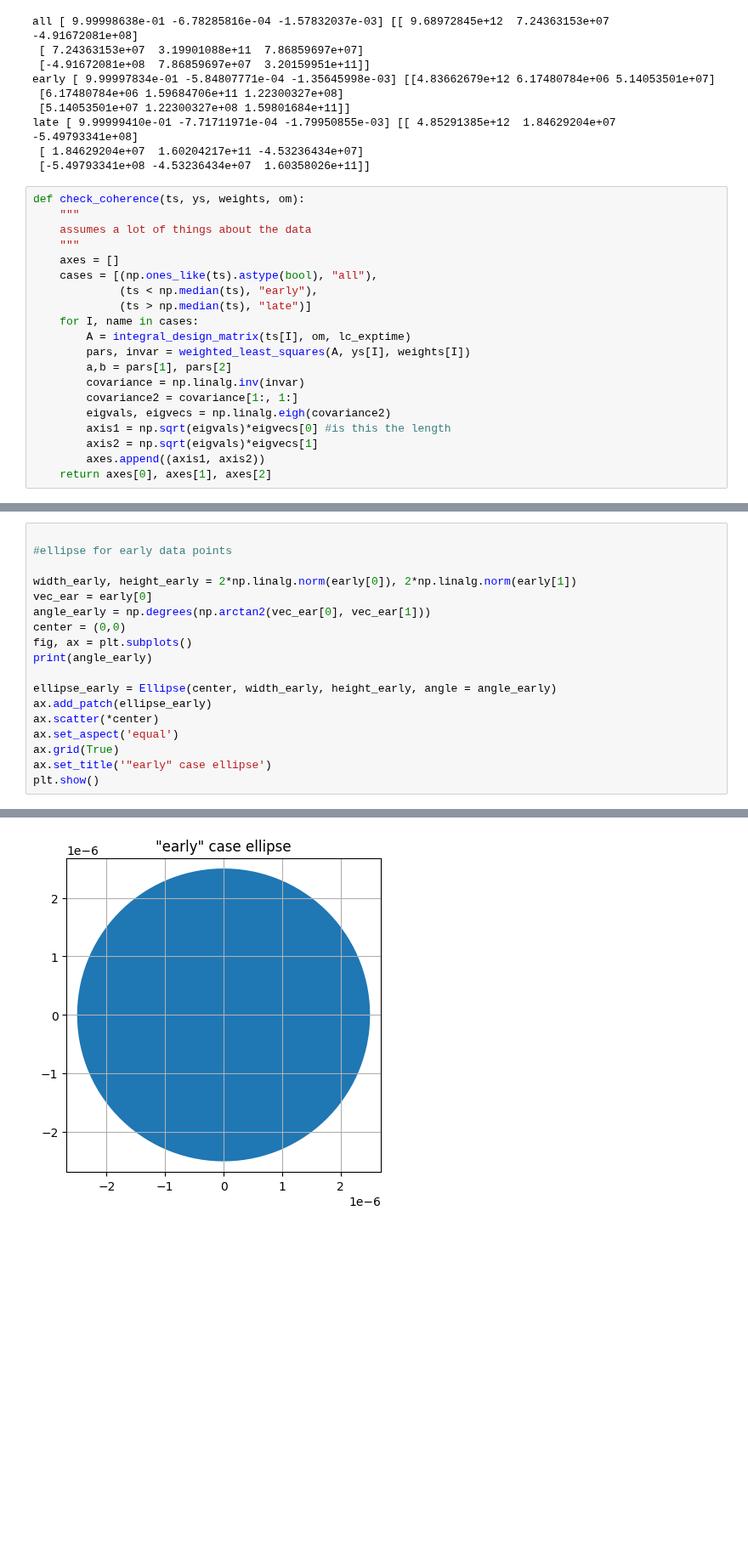
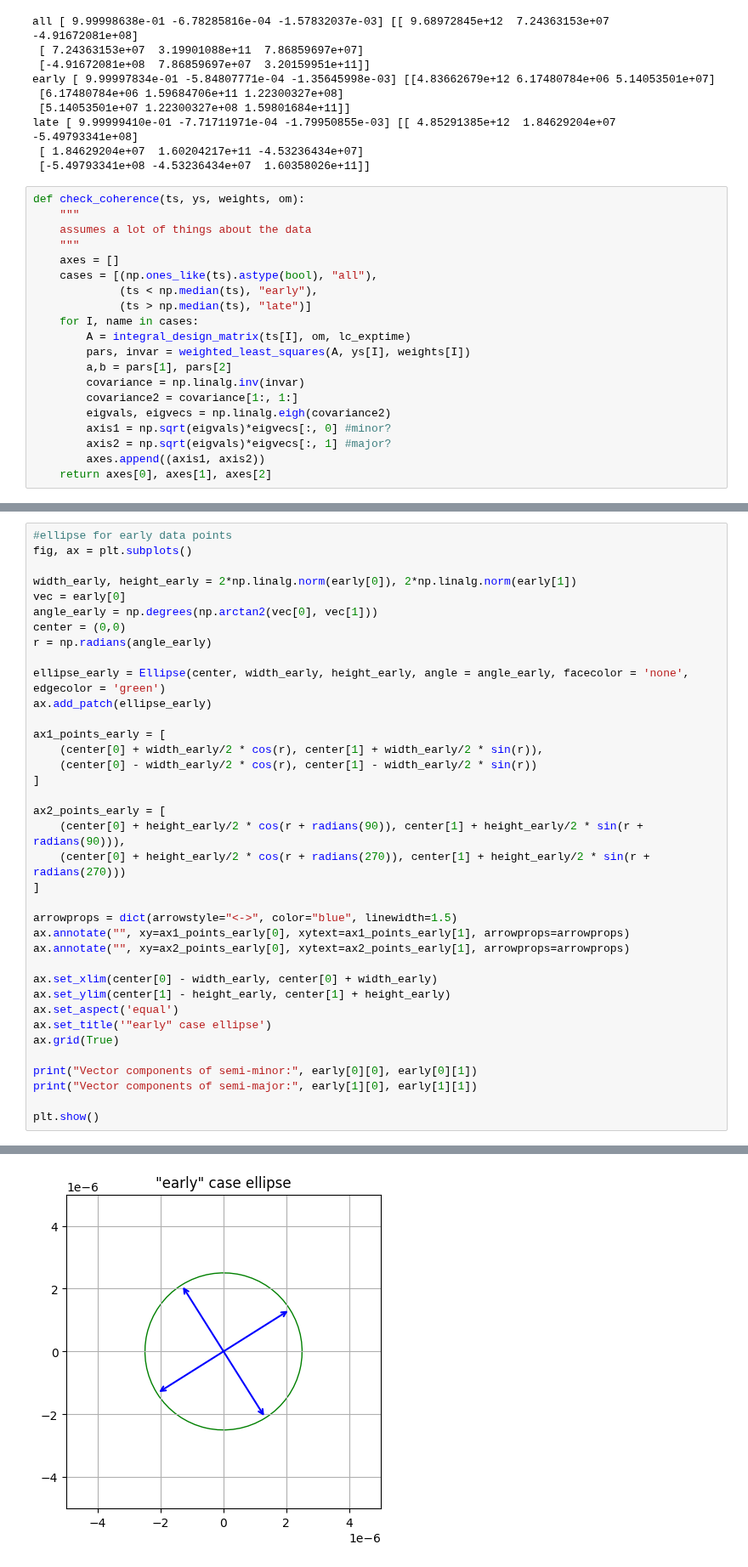
Before and after one commit to Hoggnation/cataloging_coherent_oscillators, a Jupyter notebook: coherence_test.ipynb, the cells around one changed output, grey strips where cells are left out. Shown at 85% size. Drawn from its saved outputs; the diff is of its cells as text; blank space fills up the shorter version.

```diff
--- a/coherence_test.ipynb
+++ b/coherence_test.ipynb
@@ -302,8 +304,8 @@ def check_coherence(ts, ys, weights, om):
         covariance = np.linalg.inv(invar)
         covariance2 = covariance[1:, 1:]
         eigvals, eigvecs = np.linalg.eigh(covariance2)
-        axis1 = np.sqrt(eigvals)*eigvecs[0] #is this the length
-        axis2 = np.sqrt(eigvals)*eigvecs[1]
+        axis1 = np.sqrt(eigvals)*eigvecs[:, 0] #minor?
+        axis2 = np.sqrt(eigvals)*eigvecs[:, 1] #major?
         axes.append((axis1, axis2))
     return axes[0], axes[1], axes[2]
 # %%
@@ -339,19 +353,38 @@ plt.show()
 # %%
-
 #ellipse for early data points
+fig, ax = plt.subplots()
 
 width_early, height_early = 2*np.linalg.norm(early[0]), 2*np.linalg.norm(early[1])
-vec_ear = early[0]
-angle_early = np.degrees(np.arctan2(vec_ear[0], vec_ear[1]))
+vec = early[0]
+angle_early = np.degrees(np.arctan2(vec[0], vec[1]))
 center = (0,0)
-fig, ax = plt.subplots()
-print(angle_early)
+r = np.radians(angle_early)
 
-ellipse_early = Ellipse(center, width_early, height_early, angle = angle_early)
+ellipse_early = Ellipse(center, width_early, height_early, angle = angle_early, facecolor = 'none', edgecolor = 'green')
 ax.add_patch(ellipse_early)
-ax.scatter(*center)
+
+ax1_points_early = [
+    (center[0] + width_early/2 * cos(r), center[1] + width_early/2 * sin(r)),
+    (center[0] - width_early/2 * cos(r), center[1] - width_early/2 * sin(r))
+]
+
+ax2_points_early = [
+    (center[0] + height_early/2 * cos(r + radians(90)), center[1] + height_early/2 * sin(r + radians(90))),
+    (center[0] + height_early/2 * cos(r + radians(270)), center[1] + height_early/2 * sin(r + radians(270)))
+]
+
+arrowprops = dict(arrowstyle="<->", color="blue", linewidth=1.5)
+ax.annotate("", xy=ax1_points_early[0], xytext=ax1_points_early[1], arrowprops=arrowprops)
+ax.annotate("", xy=ax2_points_early[0], xytext=ax2_points_early[1], arrowprops=arrowprops)
+
+ax.set_xlim(center[0] - width_early, center[0] + width_early)
+ax.set_ylim(center[1] - height_early, center[1] + height_early)
 ax.set_aspect('equal')
+ax.set_title('"early" case ellipse')
 ax.grid(True)
-ax.set_title('"early" case ellipse')
+
+print("Vector components of semi-minor:", early[0][0], early[0][1])
+print("Vector components of semi-major:", early[1][0], early[1][1])
+
 plt.show()
 # %% [output]
@@ -359,3 +393,3 @@ plt.show()
-[figure, old version]
+[figure, new version]
 # %%
 #ellipse for early data points
```
Also changed, not shown: parts of 7 cells of this notebook.
